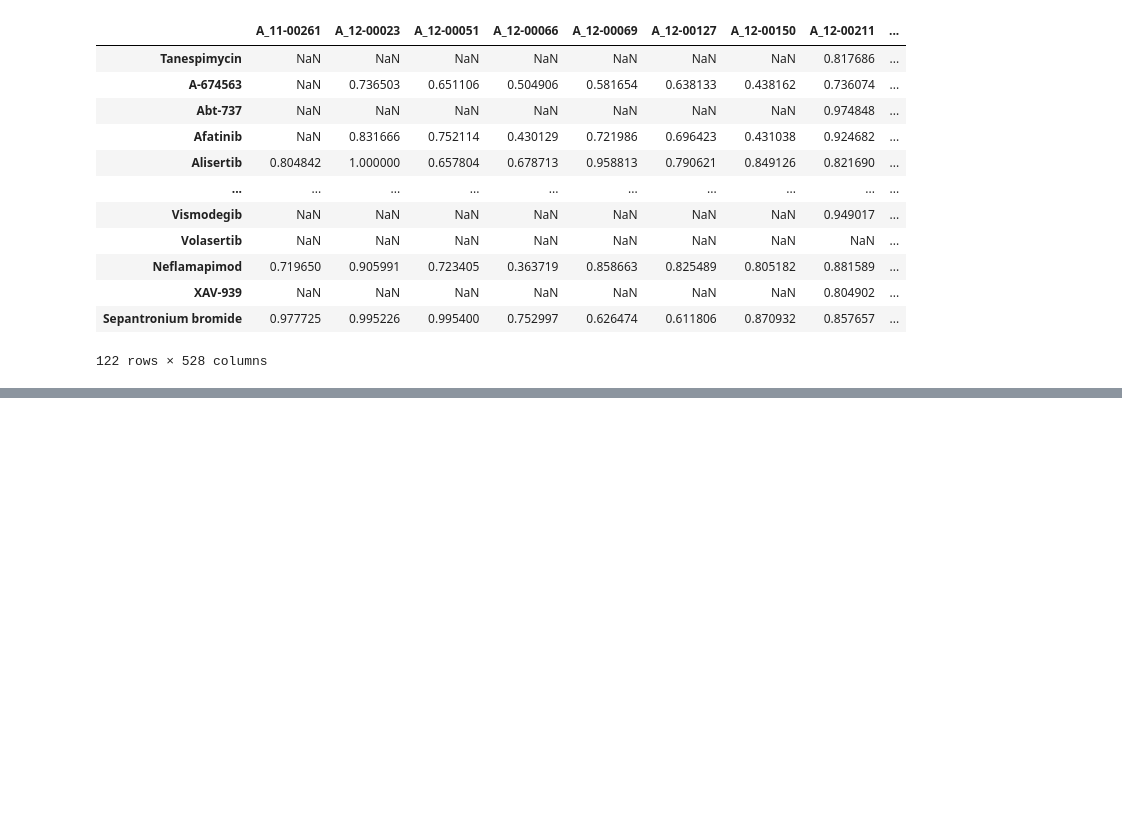
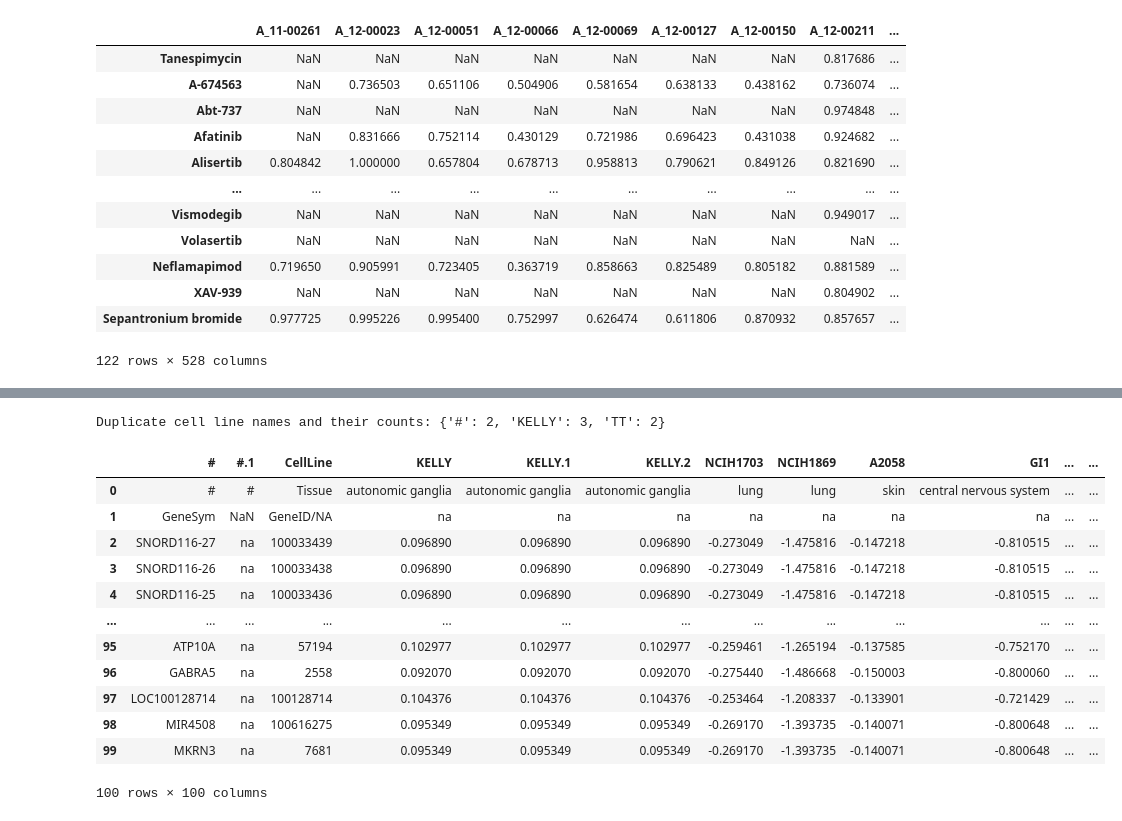
Before and after one commit to mmottaqii/KG-DrugDiscovery, a Jupyter notebook: scripts/kg_preprocessing.ipynb, the cells around one changed output, grey strips where cells are left out. Saved outputs shown, nothing was run; the diff lists cells and outputs as text; code cells hidden in the pictures; blank space fills up the shorter version.

```diff
--- a/scripts/kg_preprocessing.ipynb
+++ b/scripts/kg_preprocessing.ipynb
@@ -776,0 +508,20 @@ plt.show()
+# %%
+# Checking for duplicates
+
+# Reset index after row removal
+df.reset_index(drop=True, inplace=True)
+
+# Now, find duplicate columns by their names (considering that some columns may have suffixes like .1, .2, etc.)
+from collections import Counter
+
+# Normalize column names to count duplicates by stripping out suffixes like '.1', '.2', etc.
+normalized_col_names = [name.split('.')[0] for name in df.columns]
+
+# Count occurrences of each cell line name
+counts = Counter(normalized_col_names)
+
+# Find and print duplicates
+duplicates = {name: count for name, count in counts.items() if count > 1}
+print("Duplicate cell line names and their counts:", duplicates)
+# %% [output]
+Duplicate cell line names and their counts: {'#': 2, 'KELLY': 3, 'TT': 2}
@@ -776,0 +530,19 @@ plt.show()
+# %%
+# Load the DataFrame from a tab-separated file, handling memory efficiently
+df = pd.read_csv("~/kg/CCLE_maayanlab/CNV_gene_attribute_matrix_standardized.txt", sep="\t", low_memory=False)
+df = df.iloc[:100, :100]
+df
+# %% [output]
+|  | # | #.1 | CellLine | KELLY | KELLY.1 | KELLY.2 | NCIH1703 | NCIH1869 | A2058 | GI1 | ... | ... |
+| 0 | # | # | Tissue | autonomic ganglia | autonomic ganglia | autonomic ganglia | lung | lung | skin | central nervous system | ... | ... |
+| 1 | GeneSym | NaN | GeneID/NA | na | na | na | na | na | na | na | ... | ... |
+| 2 | SNORD116-27 | na | 100033439 | 0.096890 | 0.096890 | 0.096890 | -0.273049 | -1.475816 | -0.147218 | -0.810515 | ... | ... |
+| 3 | SNORD116-26 | na | 100033438 | 0.096890 | 0.096890 | 0.096890 | -0.273049 | -1.475816 | -0.147218 | -0.810515 | ... | ... |
+| 4 | SNORD116-25 | na | 100033436 | 0.096890 | 0.096890 | 0.096890 | -0.273049 | -1.475816 | -0.147218 | -0.810515 | ... | ... |
+| ... | ... | ... | ... | ... | ... | ... | ... | ... | ... | ... | ... | ... |
+| 95 | ATP10A | na | 57194 | 0.102977 | 0.102977 | 0.102977 | -0.259461 | -1.265194 | -0.137585 | -0.752170 | ... | ... |
+| 96 | GABRA5 | na | 2558 | 0.092070 | 0.092070 | 0.092070 | -0.275440 | -1.486668 | -0.150003 | -0.800060 | ... | ... |
+| 97 | LOC100128714 | na | 100128714 | 0.104376 | 0.104376 | 0.104376 | -0.253464 | -1.208337 | -0.133901 | -0.721429 | ... | ... |
+| 98 | MIR4508 | na | 100616275 | 0.095349 | 0.095349 | 0.095349 | -0.269170 | -1.393735 | -0.140071 | -0.800648 | ... | ... |
+| 99 | MKRN3 | na | 7681 | 0.095349 | 0.095349 | 0.095349 | -0.269170 | -1.393735 | -0.140071 | -0.800648 | ... | ... |
+100 rows × 100 columns
```
Also changed, not shown: parts of 25 cells of this notebook.
